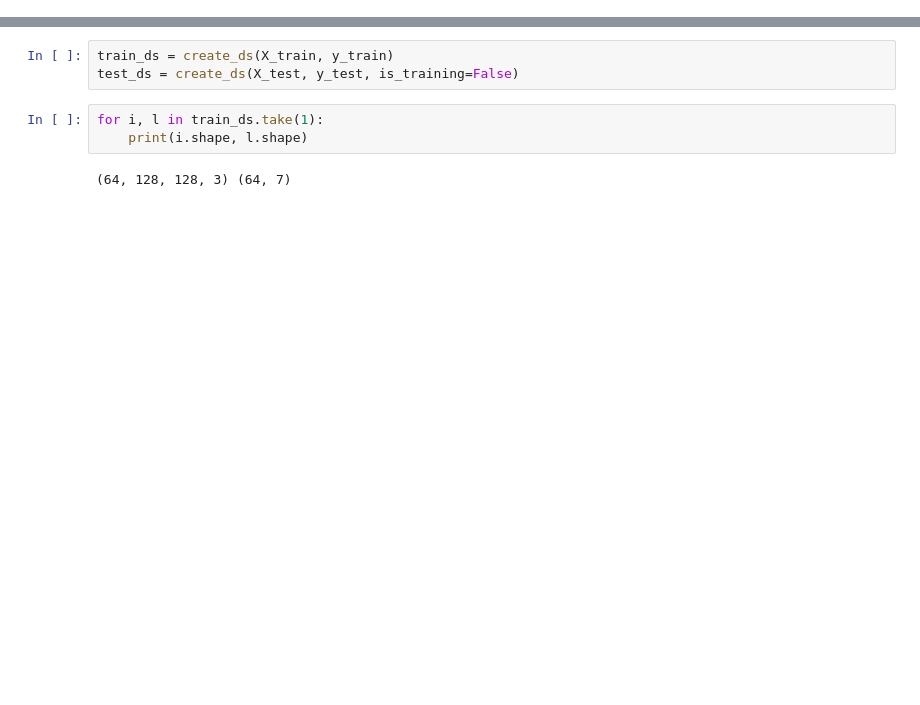
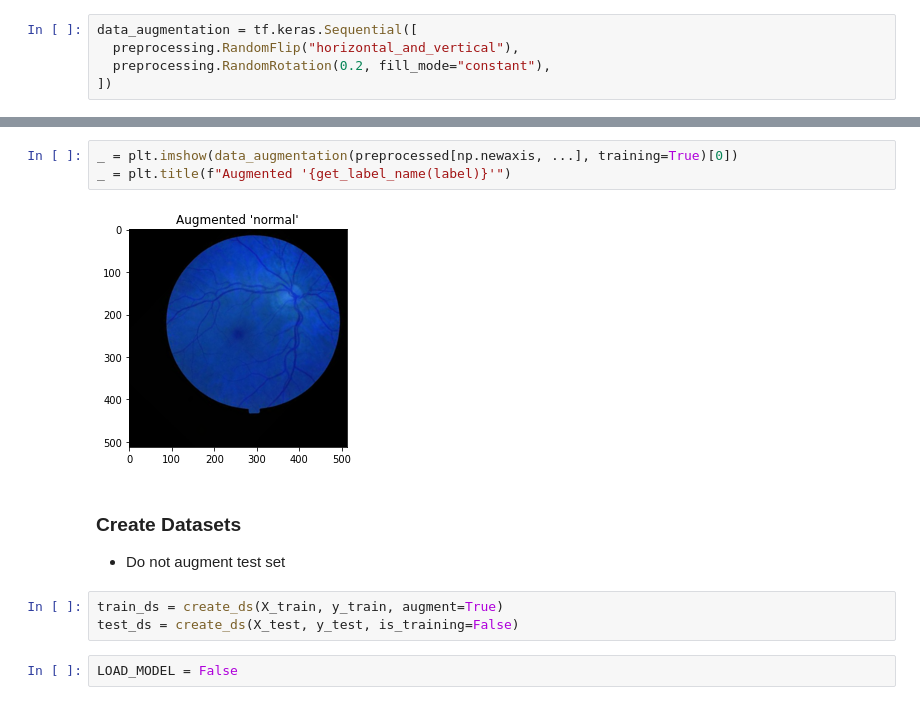
Before and after one commit to noahshpak/retinal-cv, a Jupyter notebook: retinal_disease_detection.ipynb, the cells around one changed output, grey strips where cells are left out. Drawn from its saved outputs; the diff is of its cells as text; blank space fills up the shorter version.

```diff
--- a/retinal_disease_detection.ipynb
+++ b/retinal_disease_detection.ipynb
@@ -46 +57,6 @@ X_test, y_test = train["image_path"].values, train[classes].values
+# %%
+data_augmentation = tf.keras.Sequential([
+  preprocessing.RandomFlip("horizontal_and_vertical"),
+  preprocessing.RandomRotation(0.2, fill_mode="constant"),
+])
 # %%
@@ -81,9 +119,14 @@ def create_ds(X, y, is_training=True):
+# %%
+_ = plt.imshow(data_augmentation(preprocessed[np.newaxis, ...], training=True)[0])
+_ = plt.title(f"Augmented '{get_label_name(label)}'")
+# %% [output]
+[figure, added]
+# %% [markdown]
+### Create Datasets
+- Do not augment test set
 # %%
-train_ds = create_ds(X_train, y_train)
+train_ds = create_ds(X_train, y_train, augment=True)
 test_ds = create_ds(X_test, y_test, is_training=False)
-# %%
-for i, l in train_ds.take(1):
-    print(i.shape, l.shape)
-# %% [output]
-(64, 128, 128, 3) (64, 7)
+# %%
+LOAD_MODEL = False
 # %%
```
Also changed, not shown: parts of 50 cells of this notebook, 25 other files.
